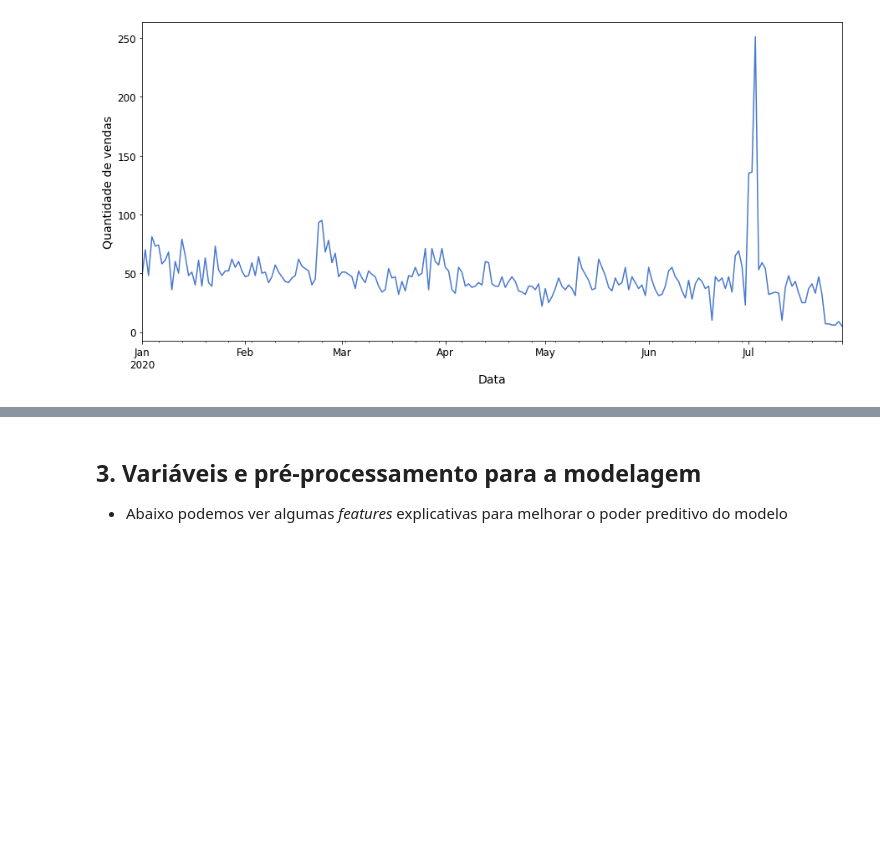
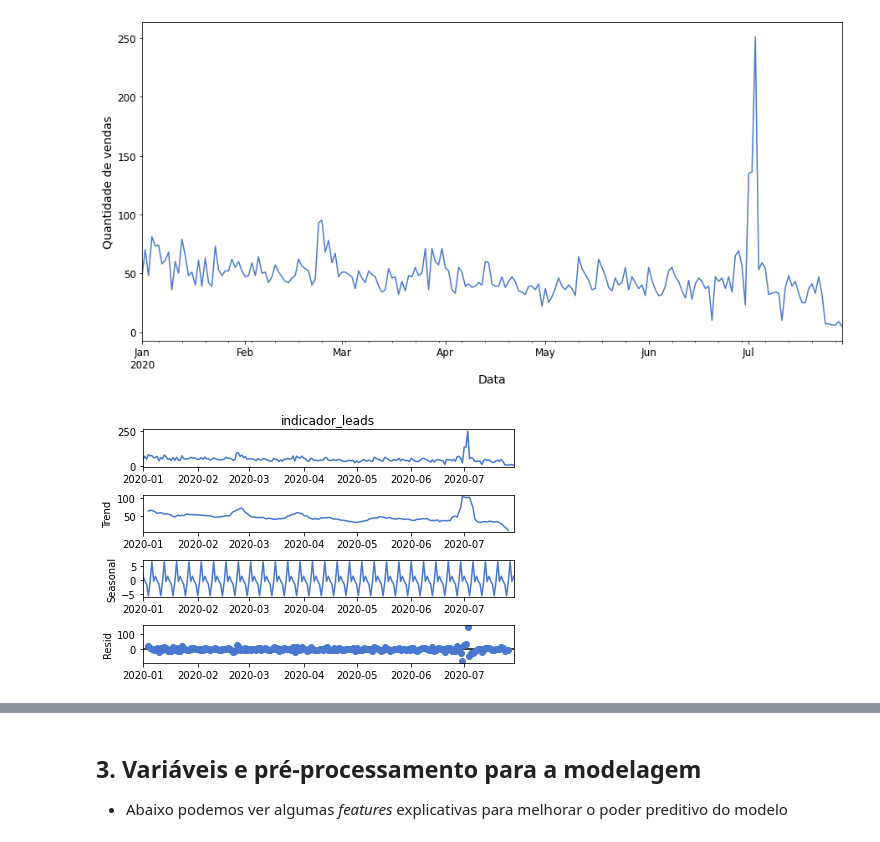
Before and after one commit to barbosarafael/DS_Avancado, a Jupyter notebook: ts_regressao/ts_regressao.ipynb, the cells around one changed output, grey strips where cells are left out. Saved outputs shown, nothing was run; the diff lists cells and outputs as text; code cells hidden in the pictures; blank space fills up the shorter version.

```diff
--- a/ts_regressao/ts_regressao.ipynb
+++ b/ts_regressao/ts_regressao.ipynb
@@ -82,3 +82,11 @@ _ = plt.tick_params(axis = "x", labelsize = 12, labelcolor = "black")
 _ = plt.tick_params(axis = "y", labelsize = 12, labelcolor = "black")
 # %% [output]
 [figure]
+# %%
+from statsmodels.tsa.seasonal import seasonal_decompose
+
+result = seasonal_decompose(vol_diarios_compras, model = "additive")
+result.plot()
+plt.show()
+# %% [output]
+[figure, added]
```
Also changed, not shown: parts of 22 cells of this notebook.
